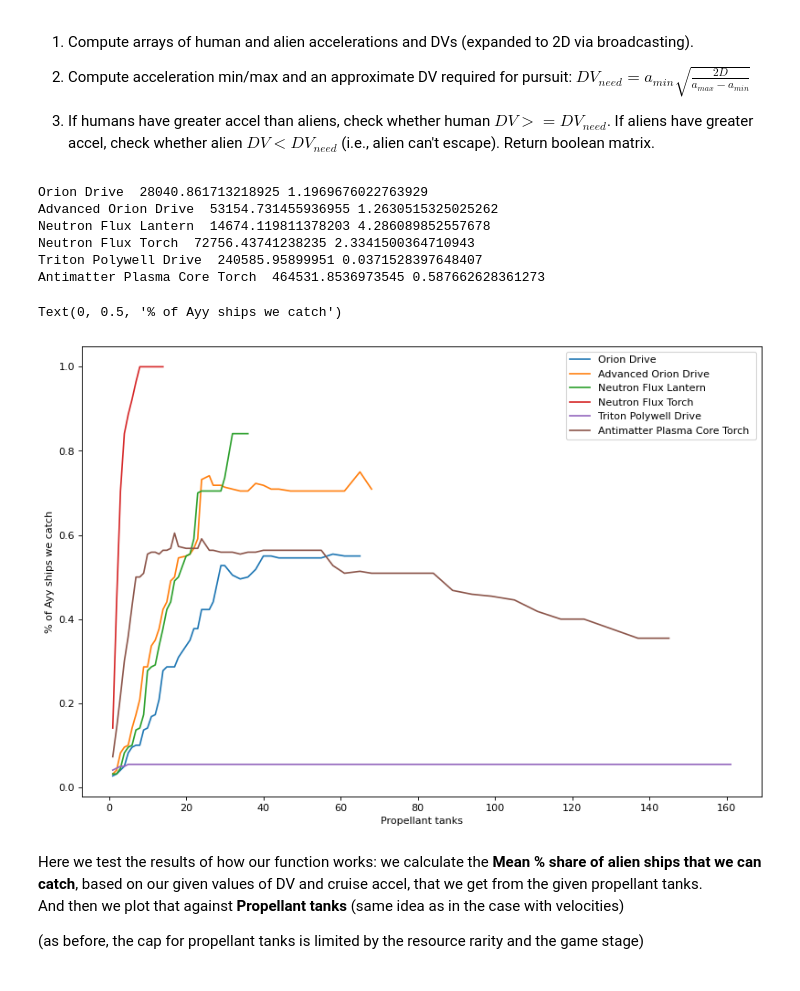
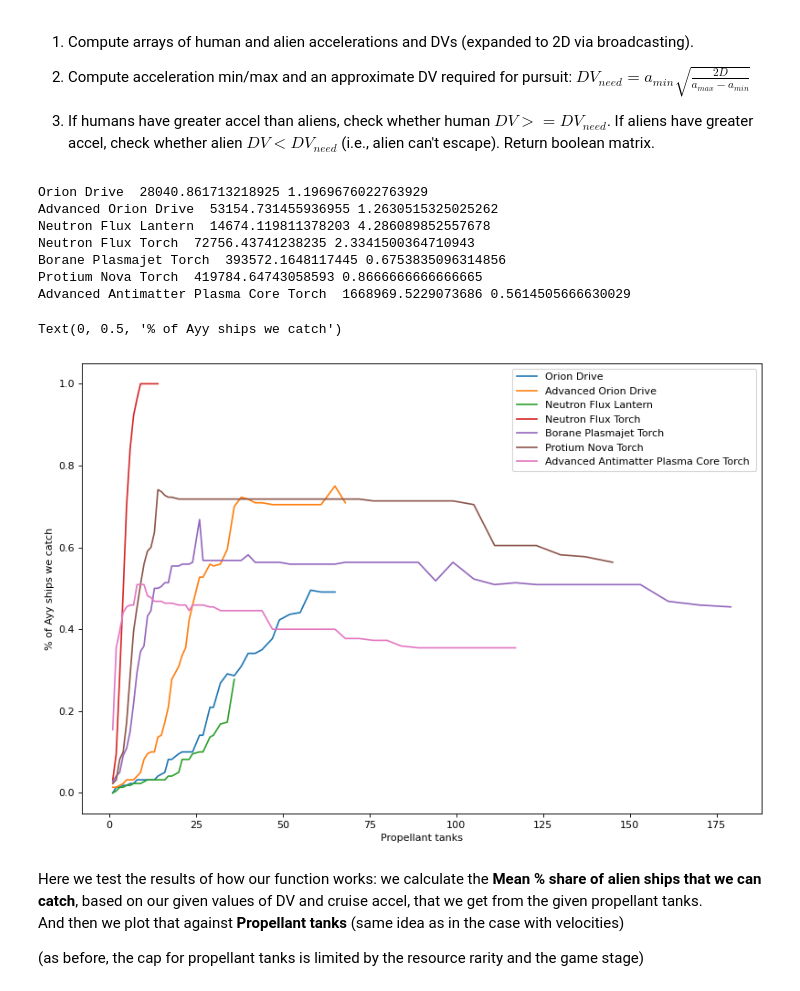
Before and after one commit to tkachev-asc/TI_drives, a Jupyter notebook: drives.ipynb, the cells around one changed output. Drawn from its saved outputs; the diff is of its cells as text; code cells hidden in the pictures.

```diff
--- a/drives.ipynb
+++ b/drives.ipynb
@@ -1182,8 +1182,10 @@ def get_pursuit_matrix(a_hum, dv_hum, a_ayy, dv_ayy, D=2e8):
 
     a_min = np.minimum(aH, aA)
     a_max = np.maximum(aH, aA)
+    a_dif = a_max - a_min
 
-    dv_need = a_min * np.sqrt(2.0 * D / (a_max - a_min))
+    dv_need = np.sqrt(2 * D * a_min / (a_dif * (a_dif + a_min))) * a_max
+    # dv_need = a_min * np.sqrt(2.0 * D / (a_max - a_min))
 
     cond1 = hum_faster & (dvH > dv_need) # humans faster -> check hum dv
     cond2 = ayy_faster & (dvA < dv_need) # ayy faster -> check ayy dv
@@ -1197,7 +1199,7 @@ def get_pursuit_matrix(a_hum, dv_hum, a_ayy, dv_ayy, D=2e8):
 # %%
 figure(figsize=(12, 8), dpi=80)
 
-ks  = [58,59,51,52,70,90]
+ks  = [58,59,51,52,73,84,91]
 for k in ks:
 
     ve = drives.loc[k,'EV']*1e3
@@ -1206,36 +1208,37 @@ for k in ks:
     rb = drives.loc[k,'RP_bins'] - 1
     props = np.unique((10**np.linspace(0,np.log10(200),num=100)).astype(int))
     props = props[props<prop_cap]
     prop_mass = props*100
 
     m0 = drives.loc[k,'dry_mass'] + prop_mass
     mf = drives.loc[k,'dry_mass']
     ve = drives.loc[k,'EV']
 
     cru_a = drives.loc[k,'thrust'] / (m0) / 1000
     DV = ve * np.log(m0 / mf) * 1000
     print(drives.loc[k,'name'], DV[-1], cru_a[-1])
 
     pursue = get_pursuit_matrix(cru_a, DV, non_stat['cruise_accel'].values, non_stat['dv_current'].values*1000)
 
     plt.plot(props, np.mean(pursue, axis=1), label = drives.loc[k,'name'])
     # plt.plot(cru_a, DV, label = drives.loc[k,'name'])
     # plt.plot(non_stat['cruise_accel'], non_stat['dv_current']*1000, 'o')
 
 
 plt.legend(loc='best')
 
 plt.xlabel('Propellant tanks')
 plt.ylabel('% of Ayy ships we catch')
 # %% [output]
 Orion Drive  28040.861713218925 1.1969676022763929
 Advanced Orion Drive  53154.731455936955 1.2630515325025262
 Neutron Flux Lantern  14674.119811378203 4.286089852557678
 Neutron Flux Torch  72756.43741238235 2.3341500364710943
-Triton Polywell Drive  240585.95899951 0.0371528397648407
-Antimatter Plasma Core Torch  464531.8536973545 0.587662628361273
+Borane Plasmajet Torch  393572.1648117445 0.6753835096314856
+Protium Nova Torch  419784.64743058593 0.8666666666666665
+Advanced Antimatter Plasma Core Torch  1668969.5229073686 0.5614505666630029
 Text(0, 0.5, '% of Ayy ships we catch')
-[figure, old version]
+[figure, new version]
 # %% [markdown]
 Here we test the results of how our function works: we calculate the **Mean % share of alien ships that we can catch**, based on our given values of DV and cruise accel, that we get from the given propellant tanks.\
 And then we plot that against **Propellant tanks** (same idea as in the case with velocities)
```
Also changed, not shown: parts of 16 cells of this notebook, 7 other files.
